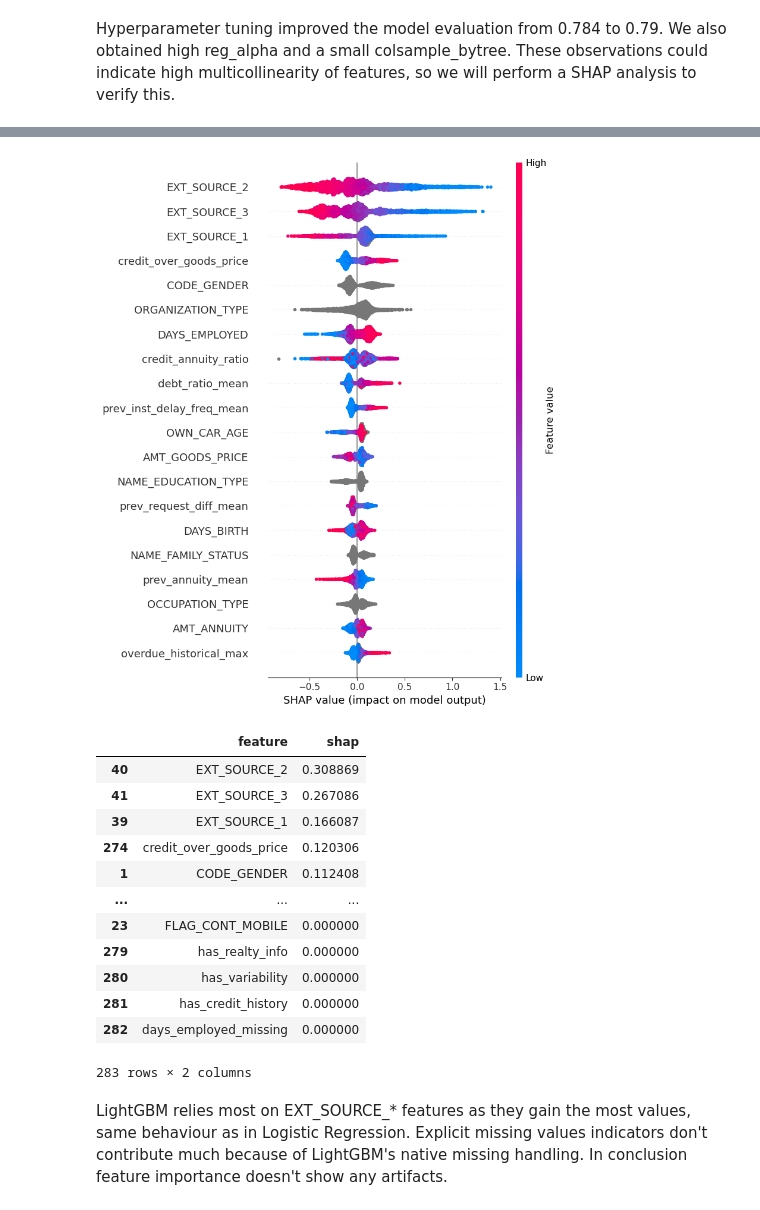
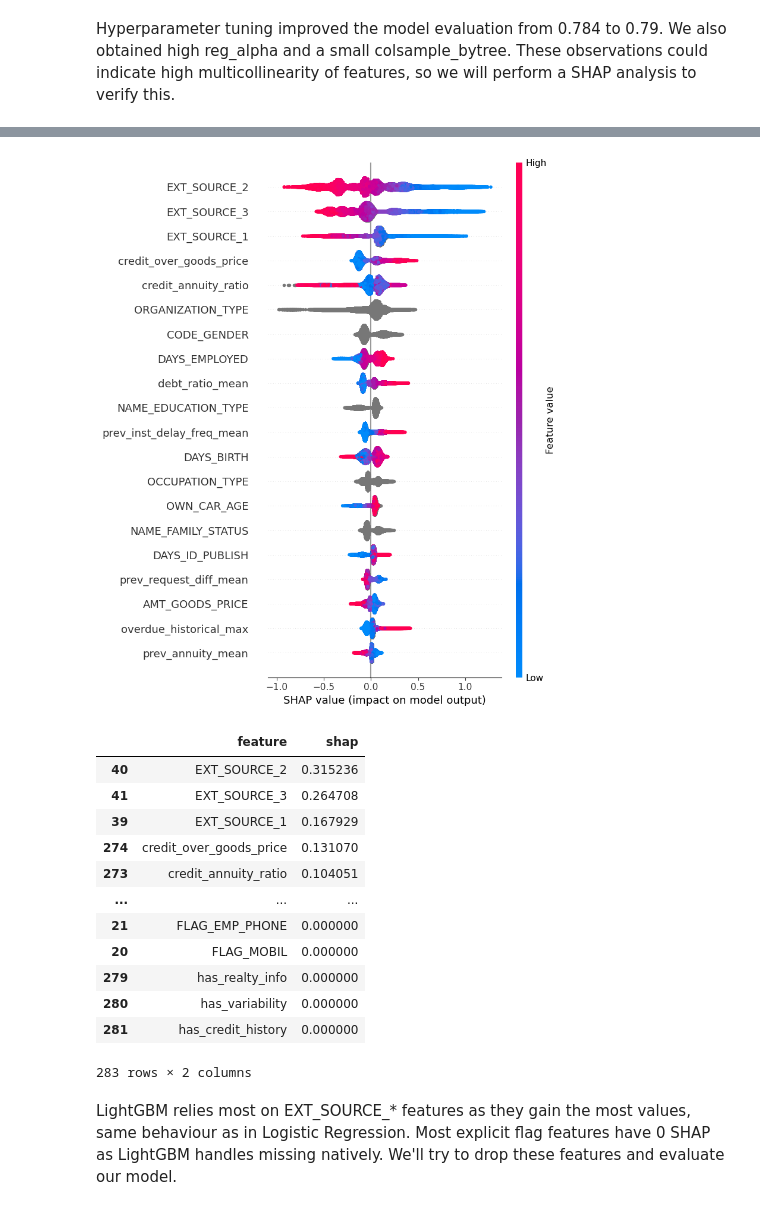
Before and after one commit to teleportix/credit-scoring-ml, a Jupyter notebook: notebooks/04_tree_model.ipynb, the cells around one changed output, grey strips where cells are left out. Cells and saved outputs as stored; diff of their text form; code cells hidden in the pictures.

Commit message:
increase shap analisys instances, use tuned model

```diff
--- a/notebooks/04_tree_model.ipynb
+++ b/notebooks/04_tree_model.ipynb
@@ -301,10 +254,18 @@ cv_auc: 0.7891370259247873, cv_std: 0.0036162068107470653
 # %%
 import shap
+from sklearn.model_selection import train_test_split
 shap.initjs()
 
-X_sample = X.sample(5000, random_state=RANDOM_SEED)
+X_half = X.sample(frac=0.5, random_state=RANDOM_SEED)
+y_half = y.loc[X_half.index]
 
-explainer = shap.TreeExplainer(lgb_model)
-shap_output = explainer.shap_values(X_sample)
+X_train_h, X_test_h, y_train_h, y_test_h = train_test_split(X_half, y_half, test_size=0.2, random_state=RANDOM_SEED)
+
+tuned_clf = LGBMClassifier(**best_params)
+tuned_clf.fit(X_train_h, y_train_h, eval_set=[(X_test_h, y_test_h)],
+              callbacks=[lgb.early_stopping(50, verbose=False)])
+
+explainer = shap.TreeExplainer(tuned_clf)
+shap_output = explainer.shap_values(X_half)
 # %% [output]
 [interactive output not drawn]
@@ -311,12 +289,12 @@ shap_output = explainer.shap_values(X_sample)
 # %%
-shap.summary_plot(shap_output, X_sample)
+shap.summary_plot(shap_output, X_half)
 # %% [output]
-[figure, old version]
+[figure, new version]
 # %%
 mean_abs_shap = np.abs(shap_output).mean(axis=0)
 
 feature_impact_df = pd.DataFrame({
-    'feature': X_test.columns,
+    'feature': X_half.columns,
     'shap': mean_abs_shap
 })
 
@@ -325,17 +303,17 @@ feature_impact_df = feature_impact_df.sort_values('shap', ascending=False)
 feature_impact_df
 # %% [output]
 |  | feature | shap |
-| 40 | EXT_SOURCE_2 | 0.308869 |
-| 41 | EXT_SOURCE_3 | 0.267086 |
-| 39 | EXT_SOURCE_1 | 0.166087 |
-| 274 | credit_over_goods_price | 0.120306 |
-| 1 | CODE_GENDER | 0.112408 |
+| 40 | EXT_SOURCE_2 | 0.315236 |
+| 41 | EXT_SOURCE_3 | 0.264708 |
+| 39 | EXT_SOURCE_1 | 0.167929 |
+| 274 | credit_over_goods_price | 0.131070 |
+| 273 | credit_annuity_ratio | 0.104051 |
 | ... | ... | ... |
-| 23 | FLAG_CONT_MOBILE | 0.000000 |
+| 21 | FLAG_EMP_PHONE | 0.000000 |
+| 20 | FLAG_MOBIL | 0.000000 |
 | 279 | has_realty_info | 0.000000 |
 | 280 | has_variability | 0.000000 |
 | 281 | has_credit_history | 0.000000 |
-| 282 | days_employed_missing | 0.000000 |
 283 rows × 2 columns
 # %% [markdown]
-LightGBM relies most on EXT_SOURCE_* features as they gain the most values, same behaviour as in Logistic Regression. Explicit missing values indicators don't contribute much because of LightGBM's native missing handling. In conclusion feature importance doesn't show any artifacts.
+LightGBM relies most on EXT_SOURCE_* features as they gain the most values, same behaviour as in Logistic Regression. Most explicit flag features have 0 SHAP as LightGBM handles missing natively. We'll try to drop these features and evaluate our model.
```
Also changed, not shown: parts of 11 cells of this notebook.
